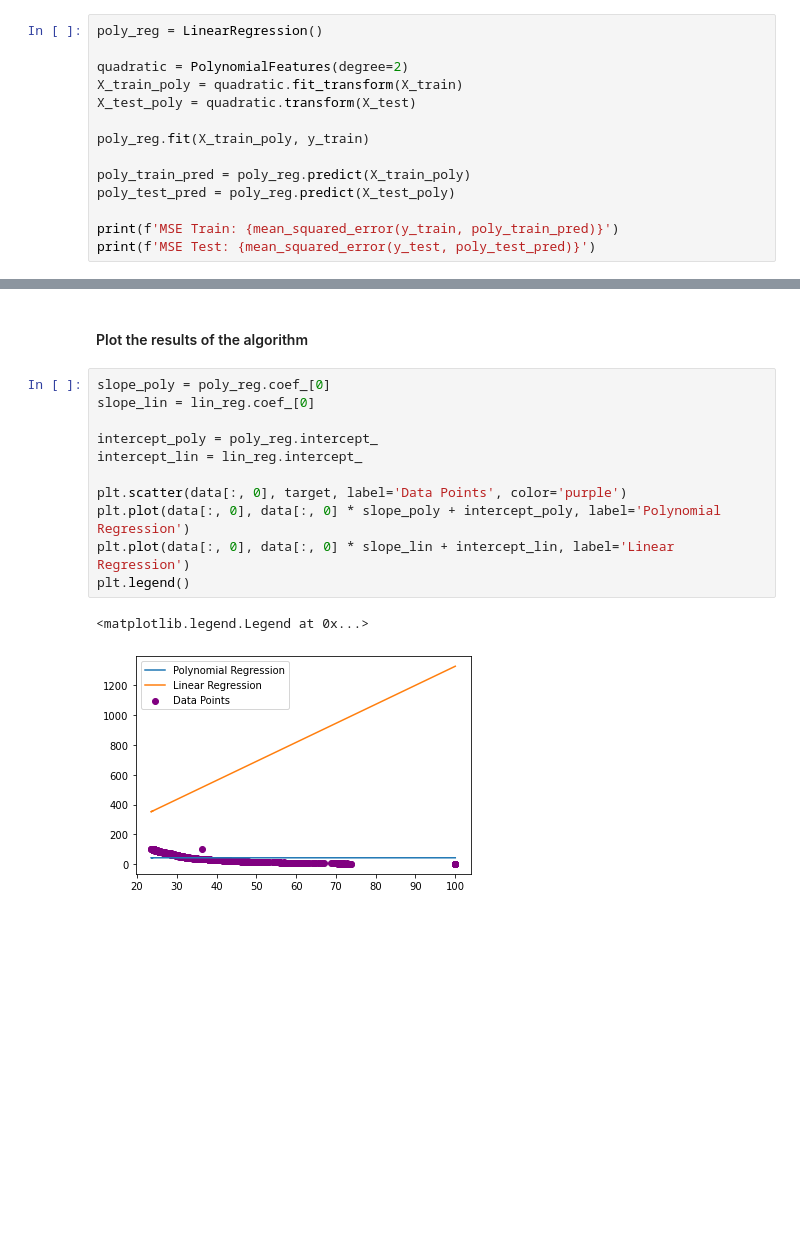
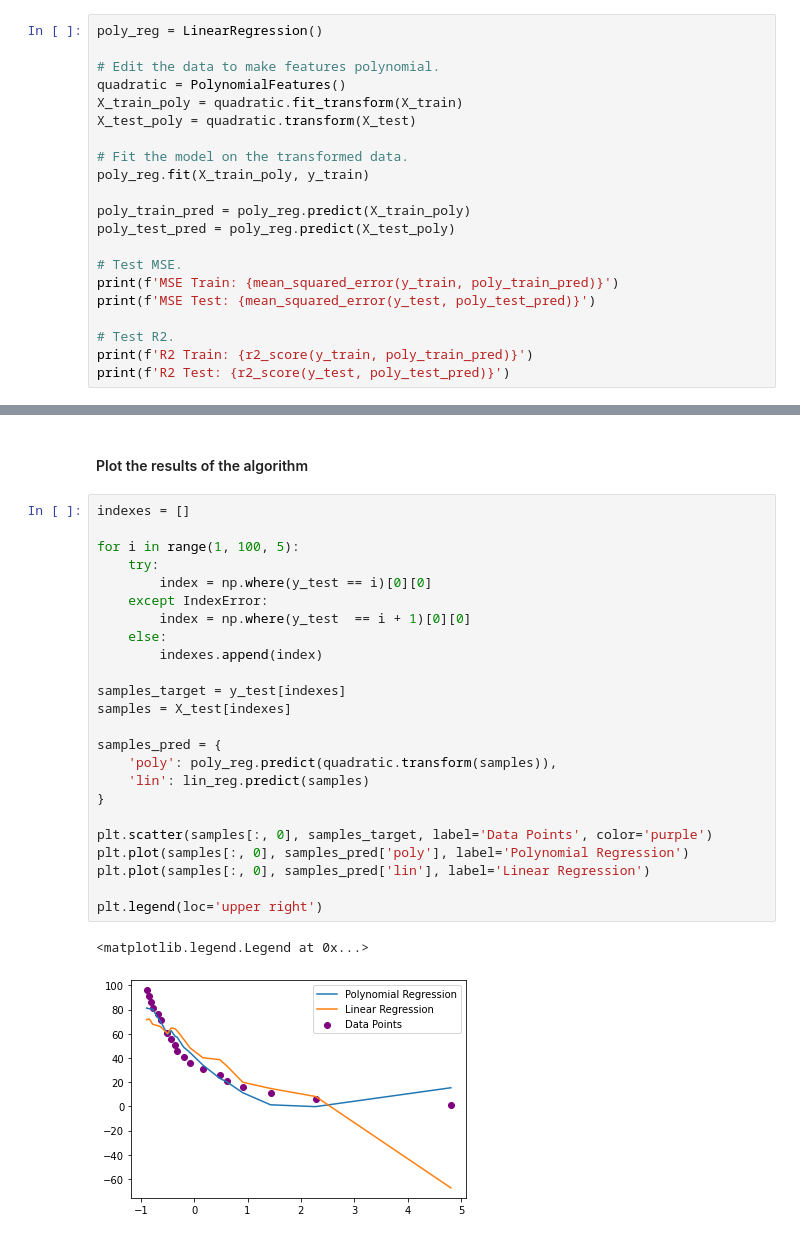
Before and after one commit to rohannakra/AI-Ranks-World-Universities, a Jupyter notebook: university_rankings.ipynb, the cells around one changed output, grey strips where cells are left out. Drawn from its saved outputs; the diff is of its cells as text; blank space fills up the shorter version.

Commit message:
Adjusting plots.

```diff
--- a/university_rankings.ipynb
+++ b/university_rankings.ipynb
@@ -142,15 +157,22 @@ MSE Test: 217.42
 # %%
 poly_reg = LinearRegression()
 
-quadratic = PolynomialFeatures(degree=2)
+# Edit the data to make features polynomial.
+quadratic = PolynomialFeatures()
 X_train_poly = quadratic.fit_transform(X_train)
 X_test_poly = quadratic.transform(X_test)
 
+# Fit the model on the transformed data.
 poly_reg.fit(X_train_poly, y_train)
 
 poly_train_pred = poly_reg.predict(X_train_poly)
 poly_test_pred = poly_reg.predict(X_test_poly)
 
+# Test MSE.
 print(f'MSE Train: {mean_squared_error(y_train, poly_train_pred)}')
 print(f'MSE Test: {mean_squared_error(y_test, poly_test_pred)}')
+
+# Test R2.
+print(f'R2 Train: {r2_score(y_train, poly_train_pred)}')
+print(f'R2 Test: {r2_score(y_test, poly_test_pred)}')
 # %% [output]
@@ -193,16 +215,29 @@ for index in indexes:
 # %% [markdown]
 #### Plot the results of the algorithm
-# %%
-slope_poly = poly_reg.coef_[0]
-slope_lin = lin_reg.coef_[0]
-
-intercept_poly = poly_reg.intercept_
-intercept_lin = lin_reg.intercept_
-
-plt.scatter(data[:, 0], target, label='Data Points', color='purple')
-plt.plot(data[:, 0], data[:, 0] * slope_poly + intercept_poly, label='Polynomial Regression')
-plt.plot(data[:, 0], data[:, 0] * slope_lin + intercept_lin, label='Linear Regression')
-plt.legend()
-# %% [output]
-<matplotlib.legend.Legend at 0x...>
-[figure, removed]
+# %%
+indexes = []
+
+for i in range(1, 100, 5):
+    try:
+        index = np.where(y_test == i)[0][0]
+    except IndexError:
+        index = np.where(y_test  == i + 1)[0][0]
+    else:
+        indexes.append(index)
+
+samples_target = y_test[indexes]
+samples = X_test[indexes]
+
+samples_pred = {
+    'poly': poly_reg.predict(quadratic.transform(samples)),
+    'lin': lin_reg.predict(samples)
+}
+
+plt.scatter(samples[:, 0], samples_target, label='Data Points', color='purple')
+plt.plot(samples[:, 0], samples_pred['poly'], label='Polynomial Regression')
+plt.plot(samples[:, 0], samples_pred['lin'], label='Linear Regression')
+
+plt.legend(loc='upper right')
+# %% [output]
+<matplotlib.legend.Legend at 0x...>
+[figure, added]
```
Also changed, not shown: parts of 7 cells of this notebook, 2 other files.
